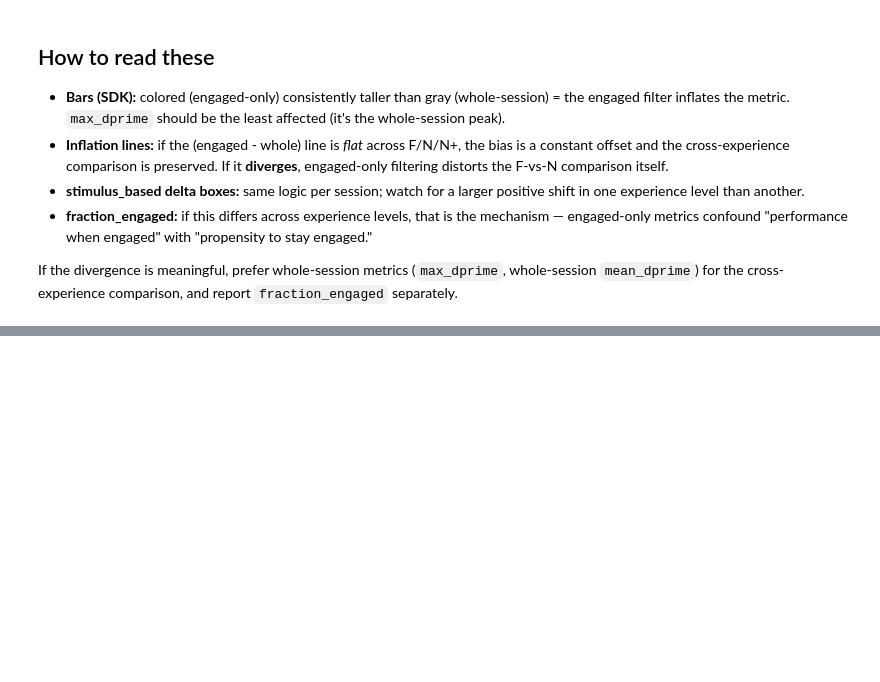
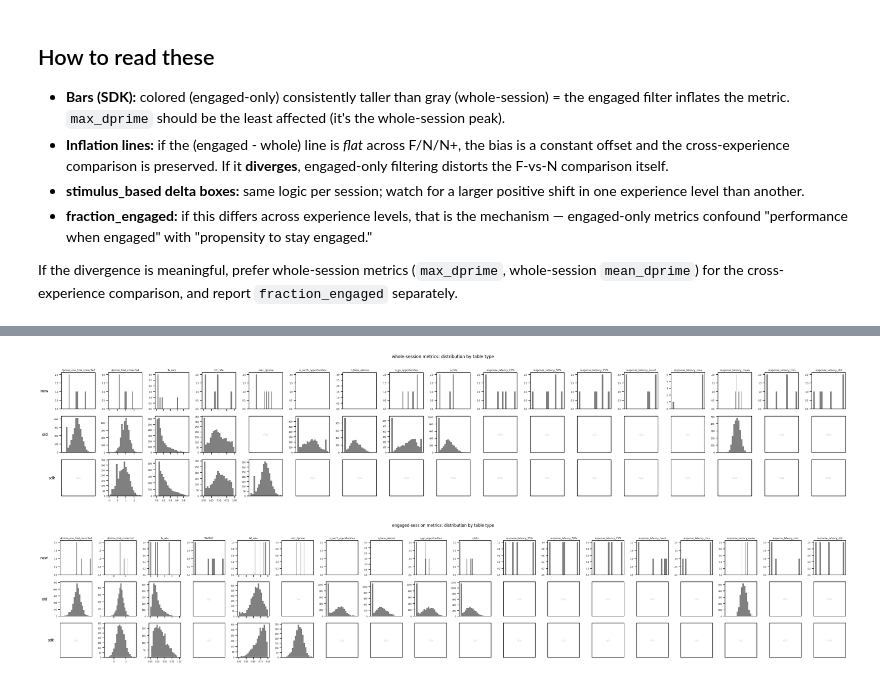
Before and after one commit to AllenInstitute/visual_behavior_analysis, a Jupyter notebook: notebooks/platform_paper_figures/engagement_stats_audit.ipynb, the cells around one changed output, grey strips where cells are left out. Drawn from its saved outputs; the diff is of its cells as text; code cells hidden in the pictures; blank space fills up the shorter version.

Commit message:
finalizing fig 4 + engagement stats check

```diff
--- a/notebooks/platform_paper_figures/engagement_stats_audit.ipynb
+++ b/notebooks/platform_paper_figures/engagement_stats_audit.ipynb
@@ -218,0 +497,13 @@ for the cross-experience comparison, and report `fraction_engaged` separately.
+# %%
+# smoke test on a few ALREADY-CACHED experiments (sanity-check columns + values)
+n = min(6, len(cached_experiments))
+test_df, test_problems = vbu.generate_stimulus_based_behavior_stats_table(
+    cached_experiments.sample(n, random_state=1), overwrite=True)
+
+print('problem_ids:', test_problems)
+print('\ncolumns produced:'); print(sorted(test_df.columns))
+show = ['behavior_session_id', 'fraction_engaged',
+        'hit_rate', 'hit_rate_engaged',
+        'dprime_trial_corrected', 'dprime_trial_corrected_engaged',
+        'max_dprime', 'max_dprime_engaged']
+display(test_df[[c for c in show if c in test_df.columns]].round(3))
@@ -218,0 +742,33 @@ for the cross-experience comparison, and report `fraction_engaged` separately.
+# %%
+# --- distribution grid: rows = table type, columns = metric ---
+def plot_metric_grid(variant, sources=('new', 'old', 'sdk'), metrics=None):
+    sub = tidy[tidy.variant == variant]
+    if metrics is None:
+        metrics = sorted(sub.metric.unique())
+    nrows, ncols = len(sources), len(metrics)
+    fig, axes = plt.subplots(nrows, ncols, figsize=(1.9 * ncols, 2.0 * nrows),
+                             squeeze=False, sharex='col')
+    for r, src in enumerate(sources):
+        for c, met in enumerate(metrics):
+            ax = axes[r][c]
+            vals = sub[(sub.source == src) & (sub.metric == met)]['value'].dropna()
+            if len(vals) == 0:
+                ax.text(0.5, 0.5, 'n/a', ha='center', va='center',
+                        transform=ax.transAxes, color='lightgray', fontsize=9)
+                ax.set_xticks([]); ax.set_yticks([])
+            else:
+                ax.hist(vals, bins=20, color='gray', edgecolor='none')
+            if r == 0:
+                ax.set_title(met, fontsize=7)
+            if c == 0:
+                ax.set_ylabel(src, fontsize=11, rotation=0, ha='right', va='center', labelpad=18)
+            ax.tick_params(labelsize=6)
+    plt.suptitle('%s-session metrics: distribution by table type' % variant, y=1.005, fontsize=12)
+    plt.tight_layout()
+    plt.show()
+
+plot_metric_grid('whole')
+plot_metric_grid('engaged')
+# %% [output]
+[figure, added]
+[figure, added]
```
Also changed, not shown: parts of 35 cells of this notebook, 7 other files.
